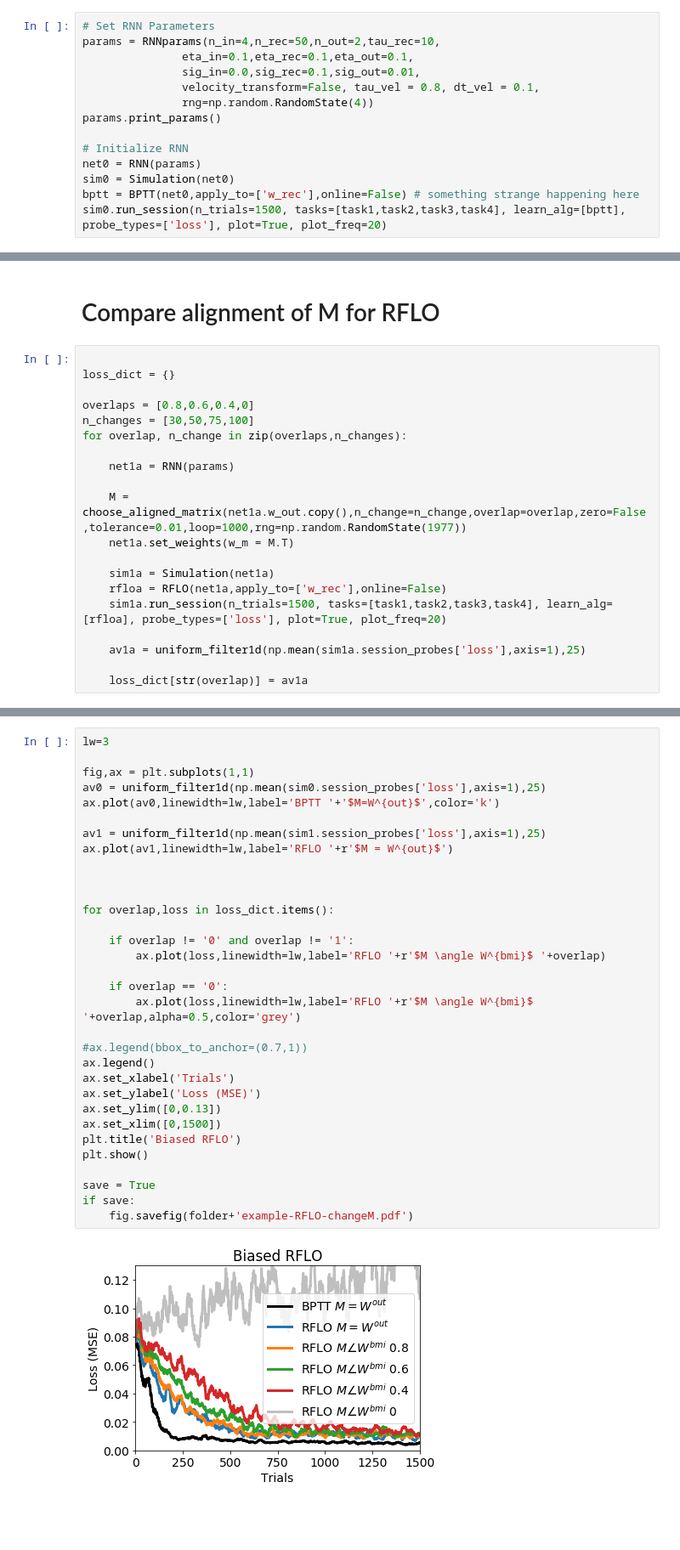
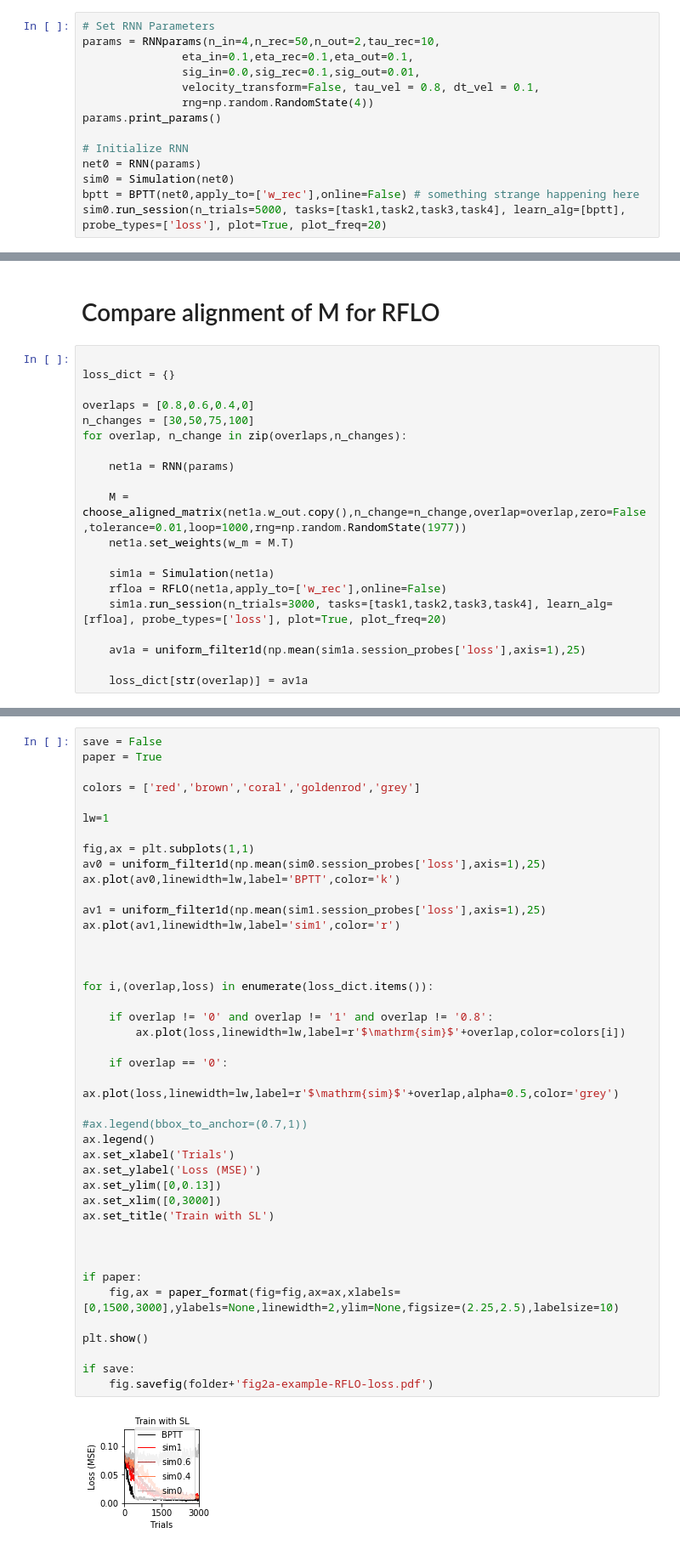
Before and after one commit to jacobfulano/rnn-learning, a Jupyter notebook: experiments/NeurIPS-2022-5-16/Fig2a-Example-2022-5-18.ipynb, the cells around one changed output, grey strips where cells are left out. Shown at 85% size. Drawn from its saved outputs; the diff is of its cells as text; blank space fills up the shorter version.

```diff
--- a/experiments/NeurIPS-2022-5-16/Fig2a-Example-2022-5-18.ipynb
+++ b/experiments/NeurIPS-2022-5-16/Fig2a-Example-2022-5-18.ipynb
@@ -80,7 +82,7 @@ params.print_params()
 net0 = RNN(params)
 sim0 = Simulation(net0)
 bptt = BPTT(net0,apply_to=['w_rec'],online=False) # something strange happening here
-sim0.run_session(n_trials=1500, tasks=[task1,task2,task3,task4], learn_alg=[bptt], probe_types=['loss'], plot=True, plot_freq=20)
+sim0.run_session(n_trials=5000, tasks=[task1,task2,task3,task4], learn_alg=[bptt], probe_types=['loss'], plot=True, plot_freq=20)
 # %% [output]
 n_in: 4
 n_rec: 50
@@ -325,7 +294,7 @@ for overlap, n_change in zip(overlaps,n_changes):
 
     sim1a = Simulation(net1a)
     rfloa = RFLO(net1a,apply_to=['w_rec'],online=False)
-    sim1a.run_session(n_trials=1500, tasks=[task1,task2,task3,task4], learn_alg=[rfloa], probe_types=['loss'], plot=True, plot_freq=20)
+    sim1a.run_session(n_trials=3000, tasks=[task1,task2,task3,task4], learn_alg=[rfloa], probe_types=['loss'], plot=True, plot_freq=20)
 
     av1a = uniform_filter1d(np.mean(sim1a.session_probes['loss'],axis=1),25)
 
@@ -346,34 +315,44 @@ M norm: 1.82     M angle: 0.00, 7 iterations
 # %%
-lw=3
+save = False
+paper = True
+
+colors = ['red','brown','coral','goldenrod','grey']
+
+lw=1
 
 fig,ax = plt.subplots(1,1)
 av0 = uniform_filter1d(np.mean(sim0.session_probes['loss'],axis=1),25)
-ax.plot(av0,linewidth=lw,label='BPTT '+'$M=W^{out}$',color='k')
+ax.plot(av0,linewidth=lw,label='BPTT',color='k')
 
 av1 = uniform_filter1d(np.mean(sim1.session_probes['loss'],axis=1),25)
-ax.plot(av1,linewidth=lw,label='RFLO '+r'$M = W^{out}$')
+ax.plot(av1,linewidth=lw,label='sim1',color='r')
 
 
 
-for overlap,loss in loss_dict.items():
+for i,(overlap,loss) in enumerate(loss_dict.items()):
 
-    if overlap != '0' and overlap != '1':
-        ax.plot(loss,linewidth=lw,label='RFLO '+r'$M \angle W^{bmi}$ '+overlap)
+    if overlap != '0' and overlap != '1' and overlap != '0.8':
+        ax.plot(loss,linewidth=lw,label=r'$\mathrm{sim}$'+overlap,color=colors[i])
 
     if overlap == '0':
-        ax.plot(loss,linewidth=lw,label='RFLO '+r'$M \angle W^{bmi}$ '+overlap,alpha=0.5,color='grey')
+        ax.plot(loss,linewidth=lw,label=r'$\mathrm{sim}$'+overlap,alpha=0.5,color='grey')
 
 #ax.legend(bbox_to_anchor=(0.7,1))
 ax.legend()
 ax.set_xlabel('Trials')
 ax.set_ylabel('Loss (MSE)')
 ax.set_ylim([0,0.13])
-ax.set_xlim([0,1500])
-plt.title('Biased RFLO')
+ax.set_xlim([0,3000])
+ax.set_title('Train with SL')
+
+
+
+if paper:
+    fig,ax = paper_format(fig=fig,ax=ax,xlabels=[0,1500,3000],ylabels=None,linewidth=2,ylim=None,figsize=(2.25,2.5),labelsize=10)
+
 plt.show()
 
-save = True
 if save:
-    fig.savefig(folder+'example-RFLO-changeM.pdf')
+    fig.savefig(folder+'fig2a-example-RFLO-loss.pdf')
 # %% [output]
-[figure, old version]
+[figure, new version]
```
Also changed, not shown: parts of 9 cells of this notebook, 22 other files.
